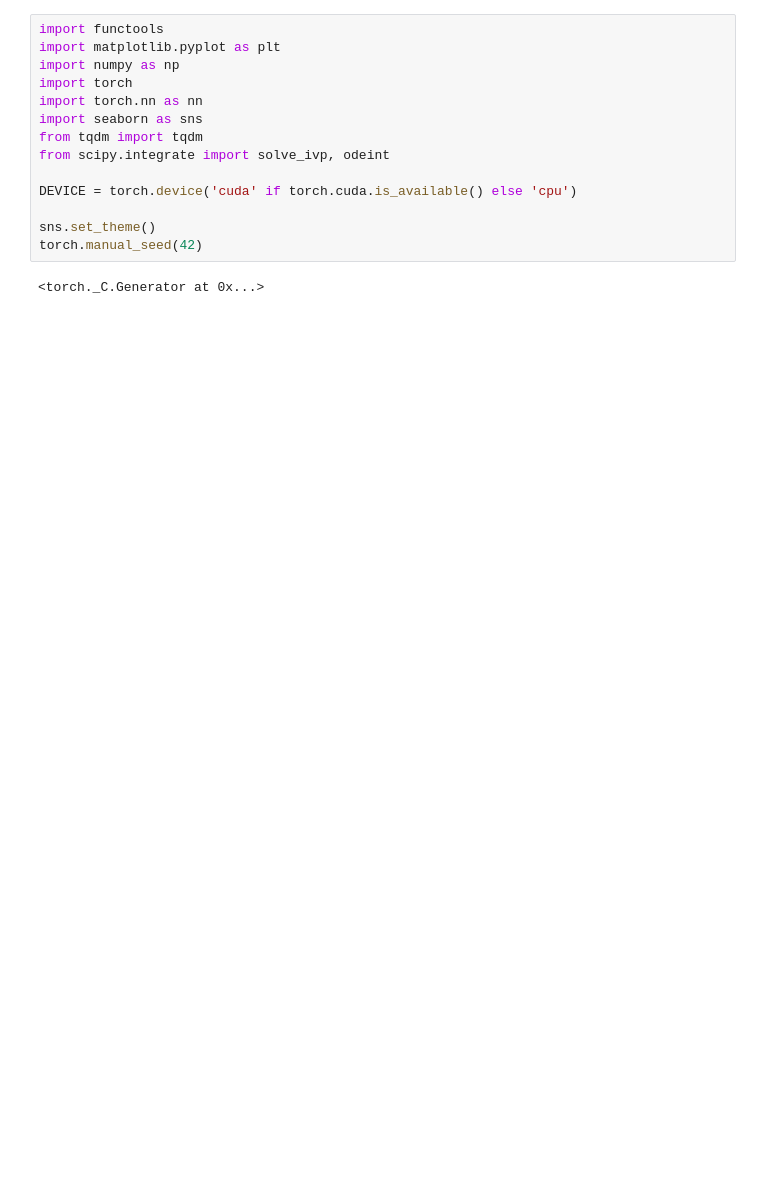
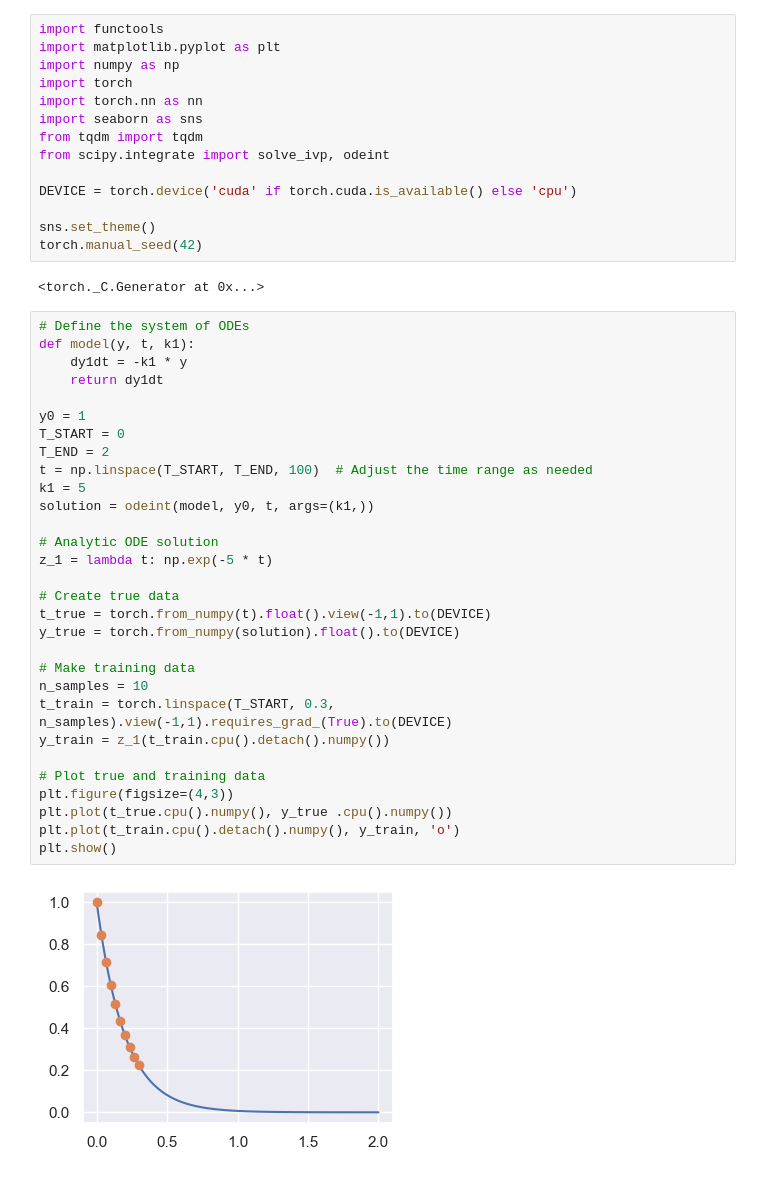
Before and after one commit to costasmexis/ModelMind, a Jupyter notebook: PINN_sODE.ipynb, the cells around one changed output. Saved outputs shown, nothing was run; the diff lists cells and outputs as text; blank space fills up the shorter version.

```diff
--- a/PINN_sODE.ipynb
+++ b/PINN_sODE.ipynb
@@ -14,3 +16,35 @@ sns.set_theme()
 torch.manual_seed(42)
 # %% [output]
 <torch._C.Generator at 0x...>
+# %%
+# Define the system of ODEs
+def model(y, t, k1):
+    dy1dt = -k1 * y
+    return dy1dt
+
+y0 = 1
+T_START = 0
+T_END = 2
+t = np.linspace(T_START, T_END, 100)  # Adjust the time range as needed
+k1 = 5
+solution = odeint(model, y0, t, args=(k1,))
+
+# Analytic ODE solution
+z_1 = lambda t: np.exp(-5 * t)
+
+# Create true data
+t_true = torch.from_numpy(t).float().view(-1,1).to(DEVICE)
+y_true = torch.from_numpy(solution).float().to(DEVICE)
+
+# Make training data
+n_samples = 10
+t_train = torch.linspace(T_START, 0.3, n_samples).view(-1,1).requires_grad_(True).to(DEVICE)
+y_train = z_1(t_train.cpu().detach().numpy())
+
+# Plot true and training data
+plt.figure(figsize=(4,3))
+plt.plot(t_true.cpu().numpy(), y_true .cpu().numpy())
+plt.plot(t_train.cpu().detach().numpy(), y_train, 'o')
+plt.show()
+# %% [output]
+[figure, added]
```
Also changed, not shown: parts of 28 cells of this notebook.
